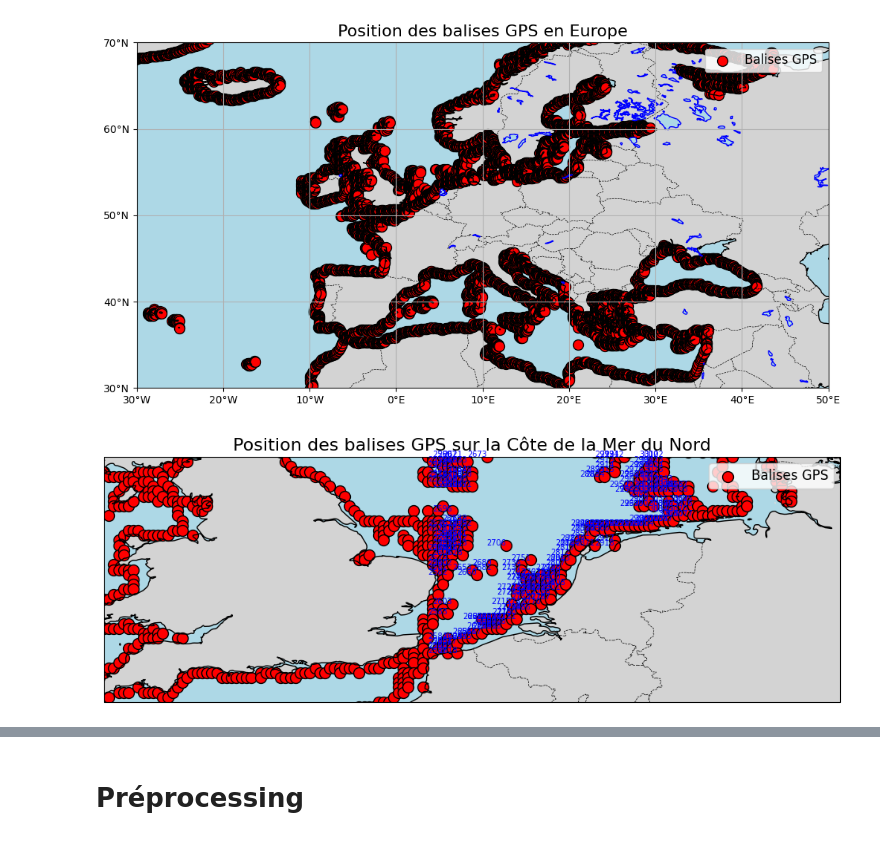
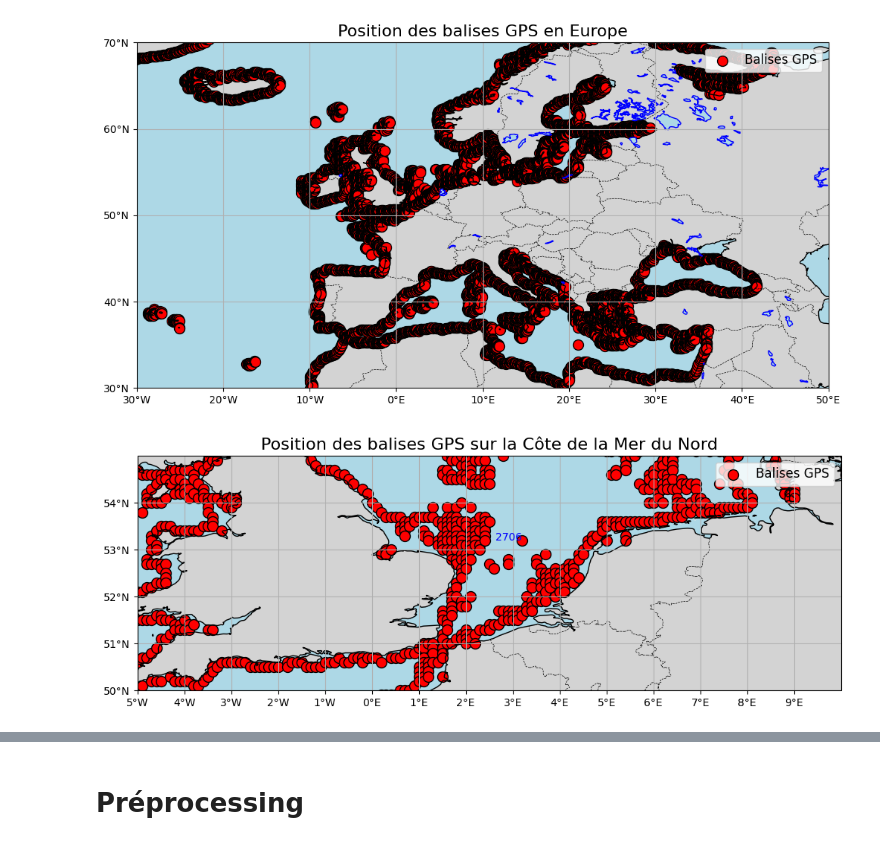
Before and after one commit to vonguyenthaonhi/SERIE-TEMPORELLE-MOSEF, a Jupyter notebook: projet.ipynb, the cells around one changed output, grey strips where cells are left out. Drawn from its saved outputs; the diff is of its cells as text; code cells hidden in the pictures.

```diff
--- a/projet.ipynb
+++ b/projet.ipynb
@@ -118,21 +102,13 @@ Attributes: (12/18)
     history:              Wed Mar 20 15:57:24 2019: ncatted -a standard_name,...
     NCO:                  netCDF Operators version 4.7.8 (Homepage = http://n...
 # %%
-import matplotlib.pyplot as plt
-import cartopy.crs as ccrs
-import cartopy.feature as cfeature
-
-# Extraire les coordonnées des stations
 longitude = ds['station_x_coordinate'].values
 latitude = ds['station_y_coordinate'].values
-
-# Créer une figure avec une projection géographique
 fig, ax = plt.subplots(subplot_kw={'projection': ccrs.PlateCarree()}, figsize=(12, 10))
 
 # Centrer la carte sur l'Europe (limites : longitude et latitude)
 ax.set_extent([-30, 50, 30, 70], crs=ccrs.PlateCarree())  # Europe et alentours
 
-# Ajouter des fonds de carte
 ax.add_feature(cfeature.COASTLINE, linewidth=1)  # Lignes de côtes
 ax.add_feature(cfeature.BORDERS, linestyle='--', linewidth=0.5)  # Frontières
 ax.add_feature(cfeature.LAND, facecolor='lightgray')  # Continents en gris clair
@@ -152,19 +128,19 @@ ax.set_yticks(range(30, 71, 10))  # Plages de latitude (modifiables)
 ax.xaxis.set_major_formatter(plt.FuncFormatter(lambda x, _: f'{x}°E' if x >= 0 else f'{-x}°W'))
 ax.yaxis.set_major_formatter(plt.FuncFormatter(lambda y, _: f'{y}°N'))
 
-# Afficher les numéros pour certaines balises seulement
-for i, (lon, lat) in enumerate(zip(longitude, latitude)):
-    # Condition : Afficher les numéros des balises uniquement pour des coordonnées spécifiques
-    if 60 <= lon <= 70 and -10 <= lat <= 0:  # Exemple : afficher les numéros pour ces régions géographiques
-        ax.text(lon, lat, str(i), fontsize=10, ha='right', color='blue', transform=ccrs.PlateCarree())
+# # Afficher les numéros pour certaines balises seulement
+# for i, (lon, lat) in enumerate(zip(longitude, latitude)):
+#     # Condition : Afficher les numéros des balises uniquement pour des coordonnées spécifiques
+#     if -30 <= lon <= 70 and -10 <= lat <= 70:  # Exemple : afficher les numéros pour ces régions géographiques
+#         ax.text(lon, lat, str(i), fontsize=10, ha='right', color='blue', transform=ccrs.PlateCarree())
 
-# Ajouter un titre
 ax.set_title('Position des balises GPS en Europe', fontsize=16)
 
 plt.show()
 # %% [output]
 [figure]
 # %%
+# choix de la balise, arbitraire
 import matplotlib.pyplot as plt
 import cartopy.crs as ccrs
 import cartopy.feature as cfeature
@@ -172,33 +148,39 @@ import cartopy.feature as cfeature
 # Extraire les coordonnées des stations
 longitude = ds['station_x_coordinate'].values
 latitude = ds['station_y_coordinate'].values
 
 # Créer une figure avec une projection géographique
 fig, ax = plt.subplots(subplot_kw={'projection': ccrs.PlateCarree()}, figsize=(12, 10))
 
 # Centrer la carte sur la côte de la mer du Nord (limites : longitude et latitude)
 ax.set_extent([-5, 10, 50, 55], crs=ccrs.PlateCarree())  # Cote mer du Nord
 
 # Ajouter des fonds de carte
 ax.add_feature(cfeature.COASTLINE, linewidth=1)  # Lignes de côtes
 ax.add_feature(cfeature.BORDERS, linestyle='--', linewidth=0.5)  # Frontières
 ax.add_feature(cfeature.LAND, facecolor='lightgray')  # Continents en gris clair
 ax.add_feature(cfeature.OCEAN, facecolor='lightblue')  # Océans en bleu clair
 
 # Tracer les positions des balises
 sc = ax.scatter(longitude, latitude, s=100, color='red', edgecolor='k', transform=ccrs.PlateCarree(), label='Balises GPS')
+# Ajouter une grille de latitude et longitude
+ax.grid(True)  # Afficher la grille
+ax.set_xticks(range(-5, 10, 1))  # Plages de longitude (modifiables)
+ax.set_yticks(range(50, 55, 1))  # Plages de latitude (modifiables)
+ax.xaxis.set_major_formatter(plt.FuncFormatter(lambda x, _: f'{x}°E' if x >= 0 else f'{-x}°W'))
+ax.yaxis.set_major_formatter(plt.FuncFormatter(lambda y, _: f'{y}°N'))
 
 # Afficher les numéros de chaque balise à côté de sa position
 for i, (lon, lat) in enumerate(zip(longitude, latitude)):
-    if 2 <= lon <= 7 and 50 <= lat <= 55:  # Afficher uniquement pour la mer du Nord
-        ax.text(lon, lat, str(i), fontsize=7, ha='right', color='blue', transform=ccrs.PlateCarree())
+    if 3 <= lon <= 4 and 53 <= lat <= 54:  # Afficher uniquement pour la mer du Nord
+        ax.text(lon, lat, str(i), fontsize=10, ha='right', color='blue', transform=ccrs.PlateCarree())
 
 # Ajouter une légende
 ax.legend(fontsize=12, loc='upper right')
 
 # Ajouter un titre
 ax.set_title('Position des balises GPS sur la Côte de la Mer du Nord', fontsize=16)
 
 plt.show()
 # %% [output]
-[figure, old version]
+[figure, new version]
```
Also changed, not shown: parts of 9 cells of this notebook.
